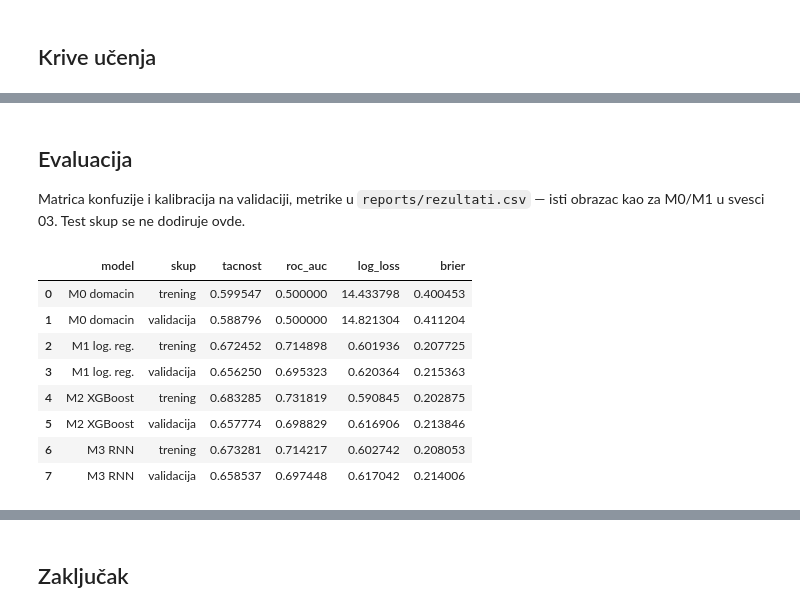
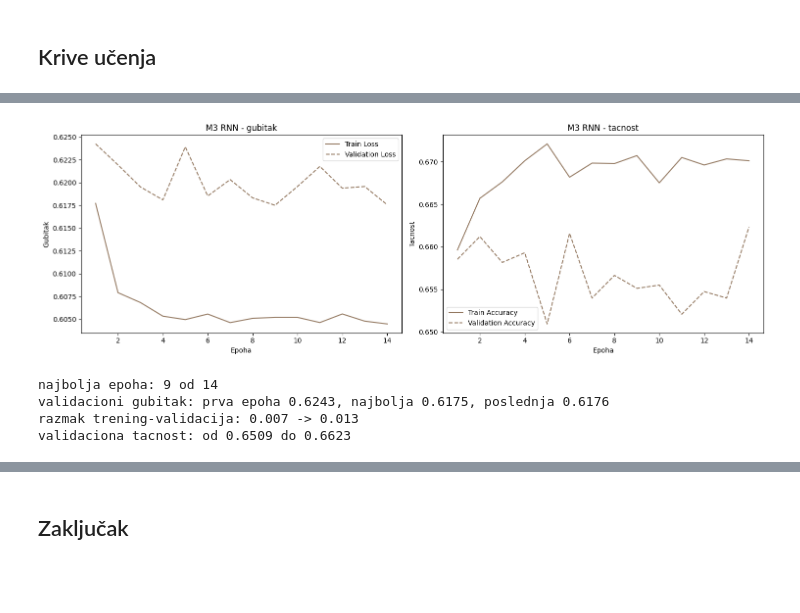
Before and after one commit to janaaas/ML_projekat, a Jupyter notebook: notebooks/04-01-rnn.ipynb, the cells around one changed output, grey strips where cells are left out. Cells and saved outputs as stored; diff of their text form; code cells hidden in the pictures; blank space fills up the shorter version.

```diff
--- a/notebooks/04-01-rnn.ipynb
+++ b/notebooks/04-01-rnn.ipynb
@@ -150,21 +183,18 @@ plotting.plot_learning_curves(history, "M3 RNN")
-# %% [markdown]
-## Evaluacija
-
-Matrica konfuzije i kalibracija na validaciji, metrike u `reports/rezultati.csv` — isti obrazac kao za M0/M1 u svesci 03. Test skup se ne dodiruje ovde.
-# %%
-for skup, loader in [("trening", loader_train), ("validacija", loader_val)]:
-    y_proba, y_true = train.predict_proba(model_rnn, loader)
-    metrike = evaluate.compute_metrics(y_true, y_proba)
-    evaluate.append_results("M3 RNN", skup, metrike)
-
-pd.read_csv(RESULTS_FILE)
-# %% [output]
-|  | model | skup | tacnost | roc_auc | log_loss | brier |
-| 0 | M0 domacin | trening | 0.599547 | 0.500000 | 14.433798 | 0.400453 |
-| 1 | M0 domacin | validacija | 0.588796 | 0.500000 | 14.821304 | 0.411204 |
-| 2 | M1 log. reg. | trening | 0.672452 | 0.714898 | 0.601936 | 0.207725 |
-| 3 | M1 log. reg. | validacija | 0.656250 | 0.695323 | 0.620364 | 0.215363 |
-| 4 | M2 XGBoost | trening | 0.683285 | 0.731819 | 0.590845 | 0.202875 |
-| 5 | M2 XGBoost | validacija | 0.657774 | 0.698829 | 0.616906 | 0.213846 |
-| 6 | M3 RNN | trening | 0.673281 | 0.714217 | 0.602742 | 0.208053 |
-| 7 | M3 RNN | validacija | 0.658537 | 0.697448 | 0.617042 | 0.214006 |
+# %%
+plotting.plot_learning_curves(history, "M3 RNN")
+
+najbolja = int(np.argmin(history["valid_loss"]))
+print(f"najbolja epoha: {najbolja + 1} od {len(history['valid_loss'])}")
+print(f"validacioni gubitak: prva epoha {history['valid_loss'][0]:.4f},"
+      f" najbolja {history['valid_loss'][najbolja]:.4f},"
+      f" poslednja {history['valid_loss'][-1]:.4f}")
+print(f"razmak trening-validacija: {history['valid_loss'][0] - history['train_loss'][0]:.3f}"
+      f" -> {history['valid_loss'][-1] - history['train_loss'][-1]:.3f}")
+print(f"validaciona tacnost: od {min(history['valid_accuracy']):.4f}"
+      f" do {max(history['valid_accuracy']):.4f}")
+# %% [output]
+[figure, added]
+najbolja epoha: 9 od 14
+validacioni gubitak: prva epoha 0.6243, najbolja 0.6175, poslednja 0.6176
+razmak trening-validacija: 0.007 -> 0.013
+validaciona tacnost: od 0.6509 do 0.6623
```
Also changed, not shown: parts of 39 cells of this notebook, 7 other files.
